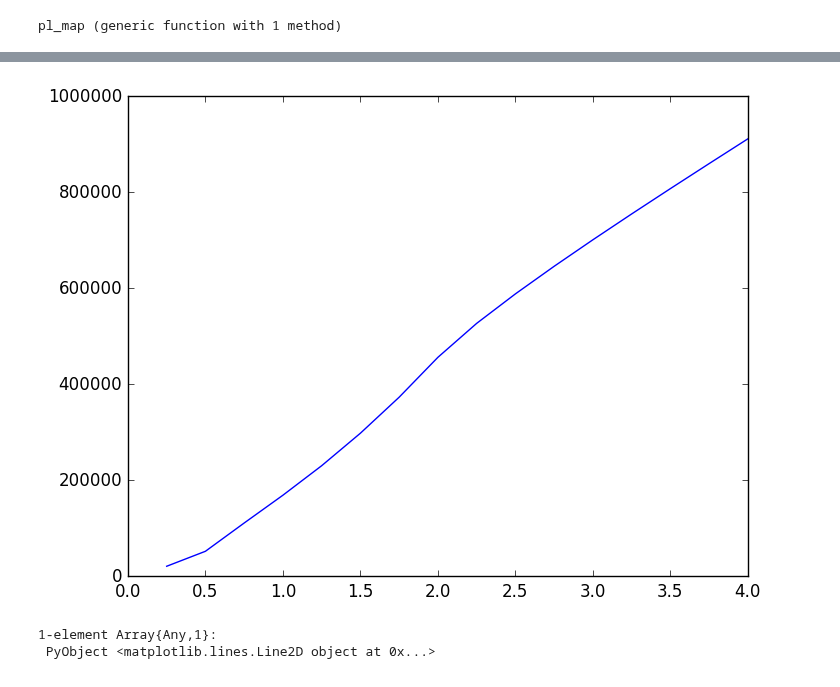
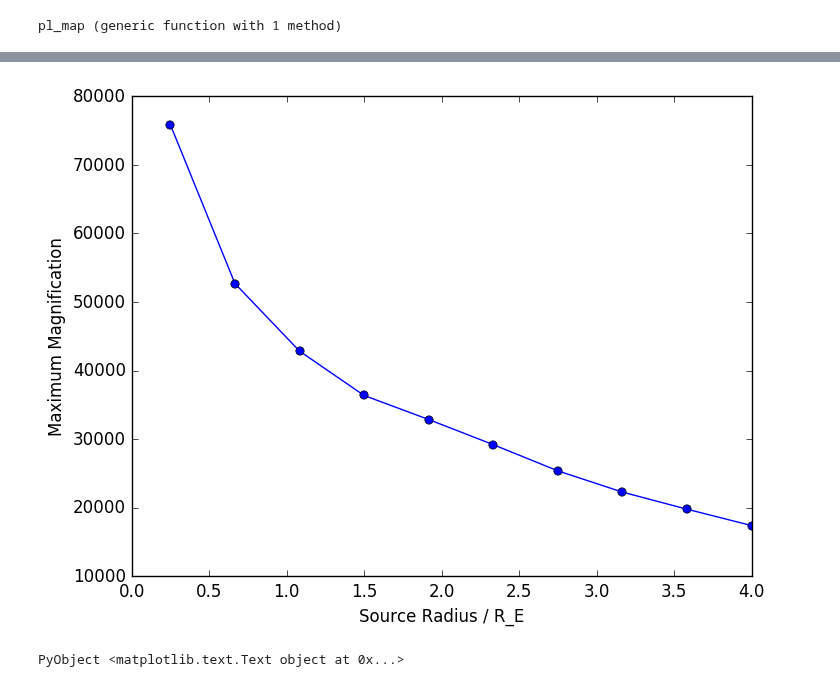
Before and after one commit to jlustigy/ExoJulia, a Jupyter notebook: Homework/hw5/Andrew_Spencer/hw5.ipynb, the cells around one changed output, grey strips where cells are left out. Saved outputs shown, nothing was run; the diff lists cells and outputs as text; code cells hidden in the pictures.

```diff
--- a/Homework/hw5/Andrew_Spencer/hw5.ipynb
+++ b/Homework/hw5/Andrew_Spencer/hw5.ipynb
@@ -97,8 +109,8 @@ source_map = pl_map(1.,1.,1000)
 # %%
-radii = collect(linspace(0.25,4.0,16))
-maxvals = zeros(16)
-for i in 1:16
-    source_map = pl_map(1.3,radii[i],1000)
+radii = collect(linspace(0.25,4.0,10))
+maxvals = zeros(length(radii))
+for i in 1:length(radii)
+    source_map = pl_map(yplanet,radii[i],len)
     conv_image = conv2(source_map, lens_map)
-    maxvals[i] = maximum(conv_image)
+    maxvals[i] = maximum(conv_image)/(pi*radii[i]^2)
 end
@@ -110,6 +117,7 @@ PyObject <matplotlib.image.AxesImage object at 0x...>
-# %%
-plot(radii,maxvals)
-# %% [output]
-[figure, removed]
-1-element Array{Any,1}:
- PyObject <matplotlib.lines.Line2D object at 0x...>
+# %%
+plot(radii,maxvals,"-o")
+xlabel("Source Radius / R_E")
+ylabel("Maximum Magnification")
+# %% [output]
+[figure, added]
+PyObject <matplotlib.text.Text object at 0x...>
```
Also changed, not shown: parts of 14 cells of this notebook, 1 other file.
